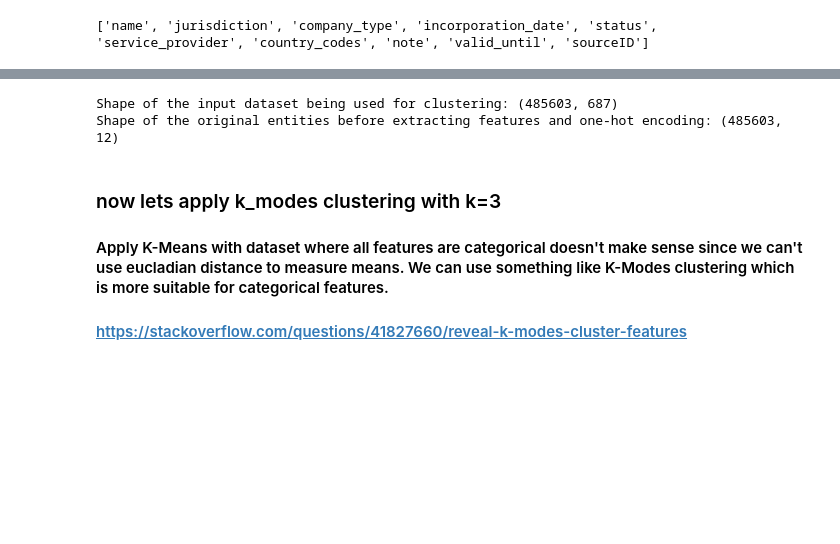
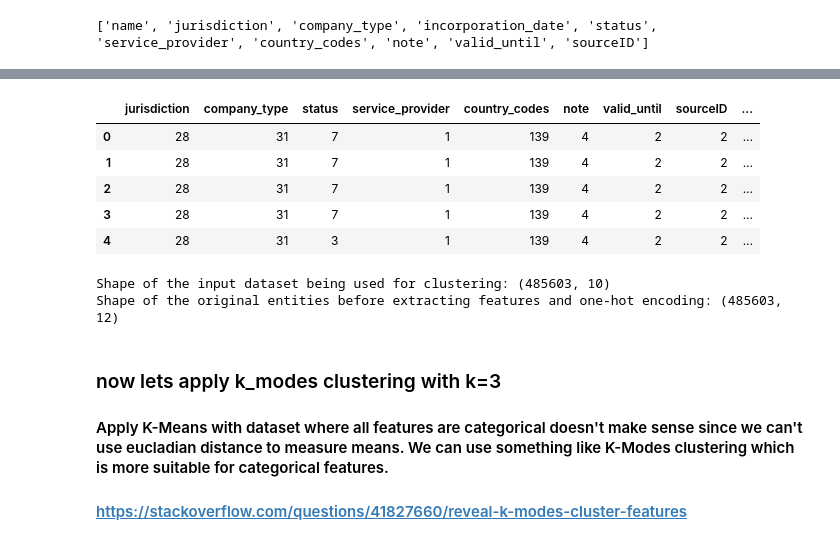
Before and after one commit to DaveDCGIS/panama-papers, a Jupyter notebook: PanamaPapersAnalysis.ipynb, the cells around one changed output, grey strips where cells are left out. Drawn from its saved outputs; the diff is of its cells as text; code cells hidden in the pictures; blank space fills up the shorter version.

Commit message:
used label encoding and kmodes clustering

```diff
--- a/PanamaPapersAnalysis.ipynb
+++ b/PanamaPapersAnalysis.ipynb
@@ -206,8 +185,56 @@ X_ohencoded.head()
+# %%
+from sklearn.base import BaseEstimator, TransformerMixin
+from sklearn.preprocessing import LabelEncoder
+
+class EncodeCategorical(BaseEstimator, TransformerMixin):
+    """
+    Encodes a specified list of columns or all columns if None.
+    """
+
+    def __init__(self, columns=None):
+        self.columns  = columns
+        self.encoders = None
+
+    def fit(self, data, target=None):
+        """
+        Expects a data frame with named columns to encode.
+        """
+        # Encode all columns if columns is None
+        if self.columns is None:
+            self.columns = data.columns
+
+        # Fit a label encoder for each column in the data frame
+        self.encoders = {
+            column: LabelEncoder().fit(data[column])
+            for column in self.columns
+        }
+        return self
+
+    def transform(self, data):
+        """
+        Uses the encoders to transform a data frame.
+        """
+        output = data.copy()
+        for column, encoder in self.encoders.items():
+            output[column] = encoder.transform(data[column])
+
+        return output
+# %%
+X[pd.isnull(X)]  = 'NaN'
+X_encoded = EncodeCategorical(X.columns).fit_transform(X)
+X_encoded.head()
+# %% [output]
+|  | jurisdiction | company_type | status | service_provider | country_codes | note | valid_until | sourceID | ... |
+| 0 | 28 | 31 | 7 | 1 | 139 | 4 | 2 | 2 | ... |
+| 1 | 28 | 31 | 7 | 1 | 139 | 4 | 2 | 2 | ... |
+| 2 | 28 | 31 | 7 | 1 | 139 | 4 | 2 | 2 | ... |
+| 3 | 28 | 31 | 7 | 1 | 139 | 4 | 2 | 2 | ... |
+| 4 | 28 | 31 | 3 | 1 | 139 | 4 | 2 | 2 | ... |
 # %%
-print("Shape of the input dataset being used for clustering: %s"%str(X_ohencoded.shape))
+print("Shape of the input dataset being used for clustering: %s"%str(X_encoded.shape))
 print("Shape of the original entities before extracting features and one-hot encoding: %s"%str(entities.shape))
 # %% [output]
-Shape of the input dataset being used for clustering: (485603, 687)
+Shape of the input dataset being used for clustering: (485603, 10)
 Shape of the original entities before extracting features and one-hot encoding: (485603, 12)
 # %% [markdown]
 ### now lets apply k_modes clustering with k=3
```
Also changed, not shown: parts of 14 cells of this notebook.
